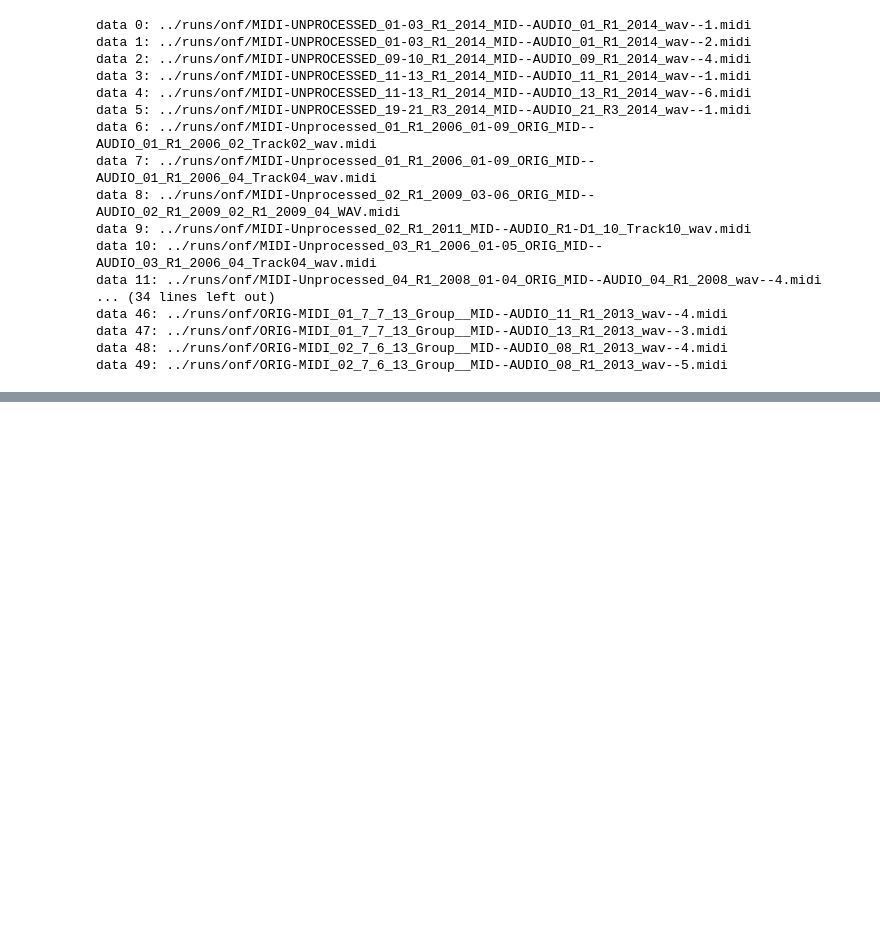
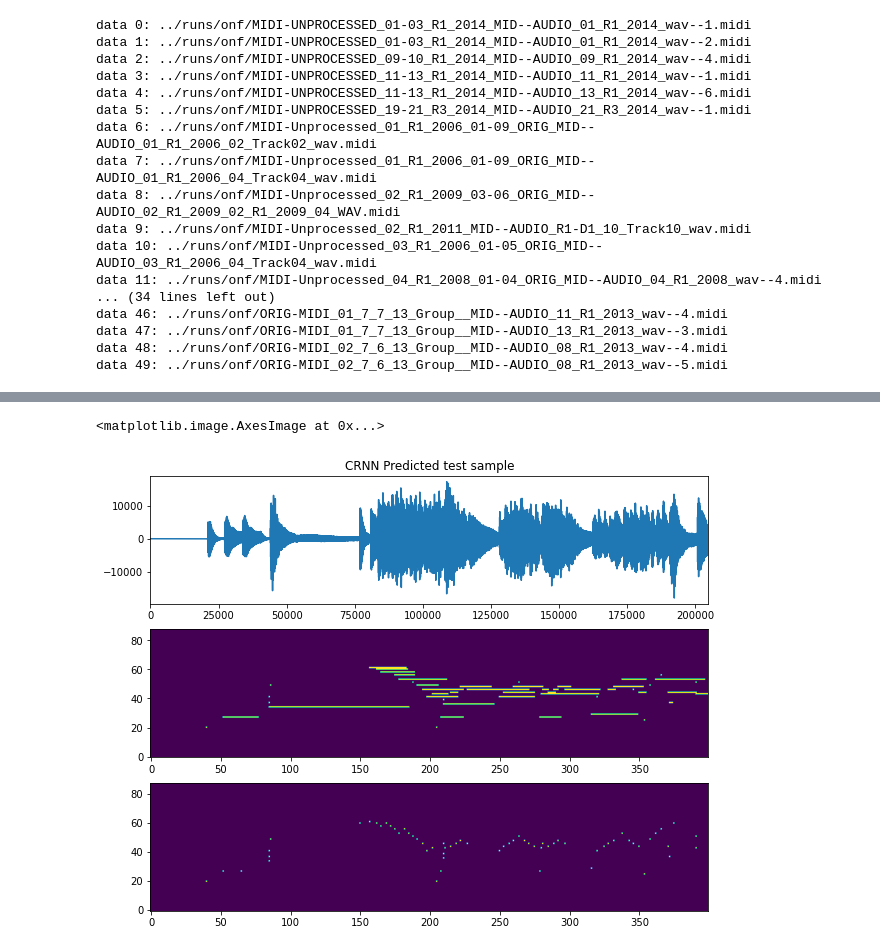
Before and after one commit to haem-k/gct634-ai613-2021, a Jupyter notebook: hw3/notebooks/visualize.ipynb, the cells around one changed output, grey strips where cells are left out. Saved outputs shown, nothing was run; the diff lists cells and outputs as text; code cells hidden in the pictures; blank space fills up the shorter version.

```diff
--- a/hw3/notebooks/visualize.ipynb
+++ b/hw3/notebooks/visualize.ipynb
@@ -136,4 +136,10 @@ data 46: ../runs/onf/ORIG-MIDI_01_7_7_13_Group__MID--AUDIO_11_R1_2013_wav--4.mid
 data 47: ../runs/onf/ORIG-MIDI_01_7_7_13_Group__MID--AUDIO_13_R1_2013_wav--3.midi
 data 48: ../runs/onf/ORIG-MIDI_02_7_6_13_Group__MID--AUDIO_08_R1_2013_wav--4.midi
 data 49: ../runs/onf/ORIG-MIDI_02_7_6_13_Group__MID--AUDIO_08_R1_2013_wav--5.midi
+# %%
+crnn_midi_files = sorted(glob.glob("".join(['../runs/crnn/', '*.midi'])))
+crnn_wav_files = sorted(glob.glob("".join(['../runs/crnn/', '*.wav'])))
+
+win_midi_files = sorted(glob.glob("".join(['../runs/onf_win1024/', '*.midi'])))
+win_wav_files = sorted(glob.glob("".join(['../runs/onf_win1024/', '*.wav'])))
 # %%
@@ -161,0 +172,12 @@ plt.imshow(data['onset'].numpy()[:400].T, aspect='auto', origin='lower')
+# %%
+plt.figure(figsize=(10,8))
+plt.subplot(311).set_title('CRNN Predicted test sample')
+plt.plot(crnn_data['audio'].numpy()[:400*HOP_SIZE])
+plt.autoscale(enable=True, axis='x', tight=True)
+plt.subplot(312)
+plt.imshow(crnn_data['frame'].numpy()[:400].T, aspect='auto', origin='lower')
+plt.subplot(313)
+plt.imshow(crnn_data['onset'].numpy()[:400].T, aspect='auto', origin='lower')
+# %% [output]
+<matplotlib.image.AxesImage at 0x...>
+[figure, added]
```
Also changed, not shown: parts of 6 cells of this notebook.
